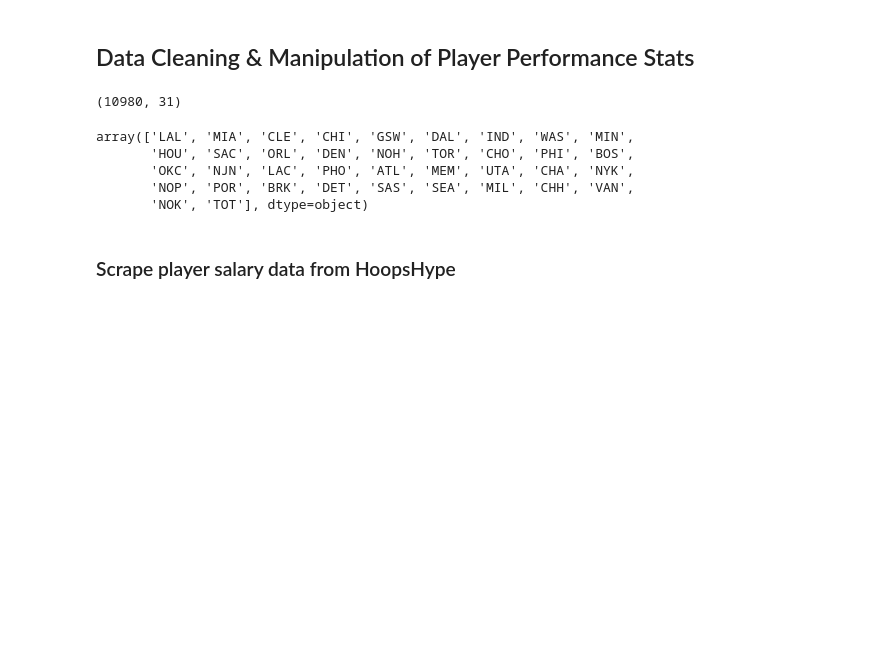
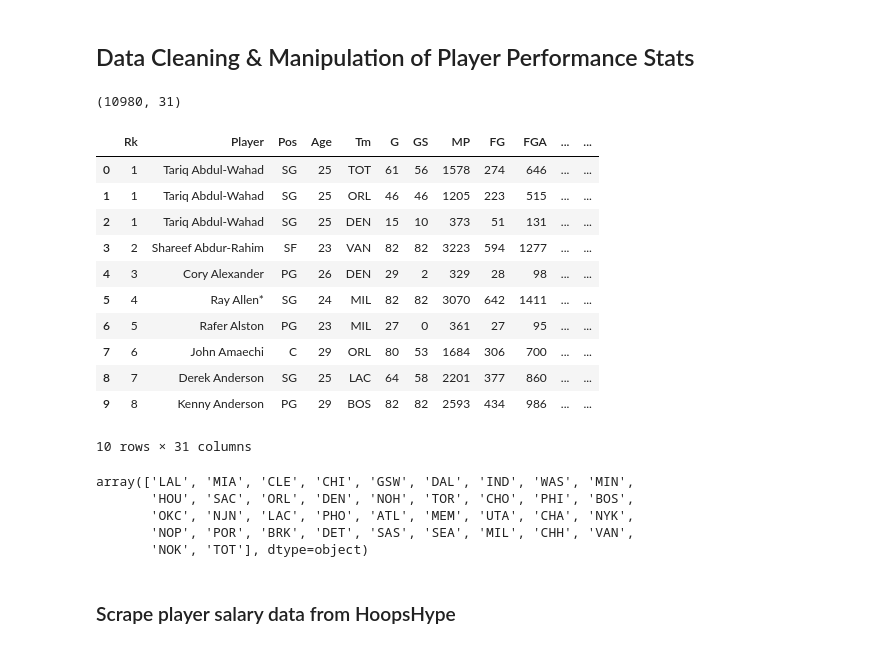
Before and after one commit to aclao89/NBA_Salaries_Performance, a Jupyter notebook: Web Scraping Basketball Salaries.ipynb, the cells around one changed output. Saved outputs shown, nothing was run; the diff lists cells and outputs as text; code cells hidden in the pictures; blank space fills up the shorter version.

```diff
--- a/Web Scraping Basketball Salaries.ipynb
+++ b/Web Scraping Basketball Salaries.ipynb
@@ -134,3 +134,18 @@ szn_ttl_00_22_final.shape
 for stats in szn_ttl_00_22_final.columns[6:]:
     szn_ttl_00_22_final[stats] = pd.to_numeric(szn_ttl_00_22_final[stats])
+# %%
+szn_ttl_00_22_final.head(10)
+# %% [output]
+|  | Rk | Player | Pos | Age | Tm | G | GS | MP | FG | FGA | ... | ... |
+| 0 | 1 | Tariq Abdul-Wahad | SG | 25 | TOT | 61 | 56 | 1578 | 274 | 646 | ... | ... |
+| 1 | 1 | Tariq Abdul-Wahad | SG | 25 | ORL | 46 | 46 | 1205 | 223 | 515 | ... | ... |
+| 2 | 1 | Tariq Abdul-Wahad | SG | 25 | DEN | 15 | 10 | 373 | 51 | 131 | ... | ... |
+| 3 | 2 | Shareef Abdur-Rahim | SF | 23 | VAN | 82 | 82 | 3223 | 594 | 1277 | ... | ... |
+| 4 | 3 | Cory Alexander | PG | 26 | DEN | 29 | 2 | 329 | 28 | 98 | ... | ... |
+| 5 | 4 | Ray Allen* | SG | 24 | MIL | 82 | 82 | 3070 | 642 | 1411 | ... | ... |
+| 6 | 5 | Rafer Alston | PG | 23 | MIL | 27 | 0 | 361 | 27 | 95 | ... | ... |
+| 7 | 6 | John Amaechi | C | 29 | ORL | 80 | 53 | 1684 | 306 | 700 | ... | ... |
+| 8 | 7 | Derek Anderson | SG | 25 | LAC | 64 | 58 | 2201 | 377 | 860 | ... | ... |
+| 9 | 8 | Kenny Anderson | PG | 29 | BOS | 82 | 82 | 2593 | 434 | 986 | ... | ... |
+10 rows × 31 columns
 # %%
```
Also changed, not shown: parts of 22 cells of this notebook.
